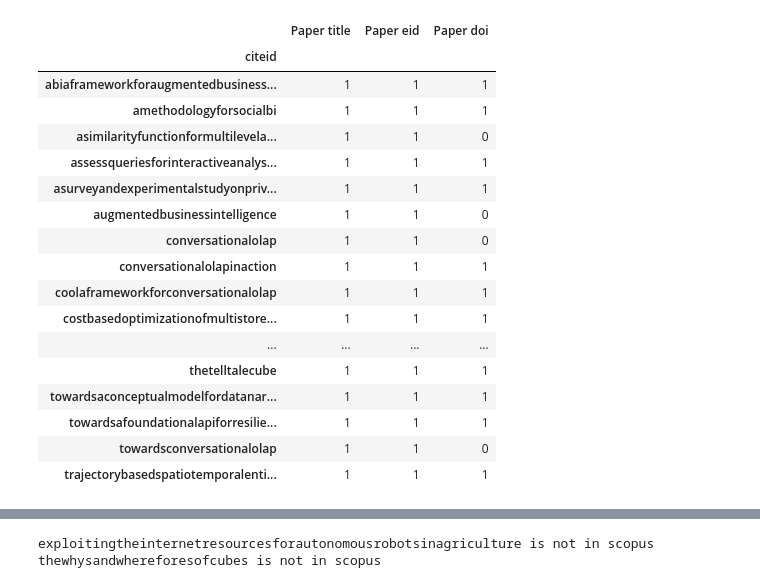
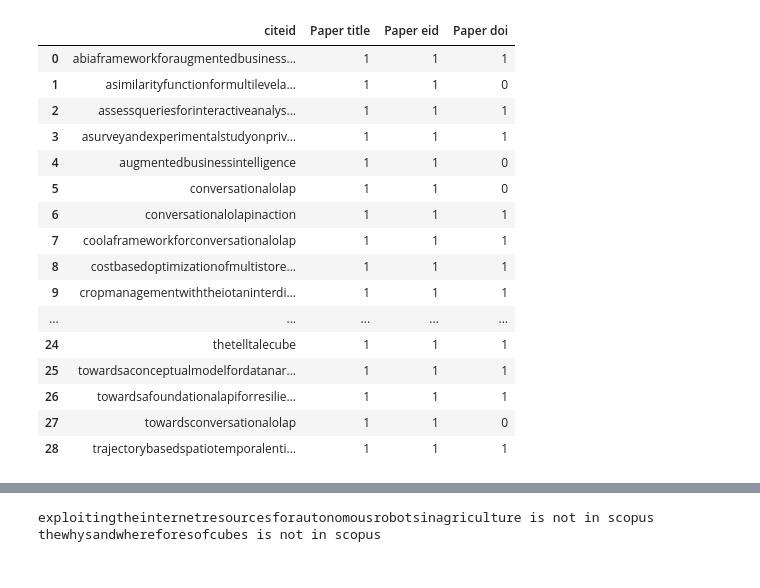
Before and after one commit to w4bo/paper-citations, a Jupyter notebook: merge.ipynb, the cells around one changed output, grey strips where cells are left out. Drawn from its saved outputs; the diff is of its cells as text; code cells hidden in the pictures.

```diff
--- a/merge.ipynb
+++ b/merge.ipynb
@@ -3,8 +3,11 @@ import pandas as pd
 import pandas as pd
 import glob
 import os
+import numpy as np
 
 def map_id(x):
+    if str(x).lower() == "nan":
+        return np.nan
     return str(x).lower().replace('.', '').replace(' ', '').replace(':', '').replace('-', '').replace('\xa0', '').replace(',', '').replace('+', '').replace('<sup>', '').replace('</sup>', '')
 
 
@@ -15,10 +18,8 @@ def get_df(s, path = 'data/', onlylast=False):
         print(filename)
         df = pd.read_csv(filename, index_col=None, header=0, encoding='utf-8')
         li.append(df)
-
-
     all_df = pd.concat(li, axis=0, ignore_index=True)
-    all_df = all_df.drop_duplicates()
+    all_df = all_df.drop_duplicates().replace("", np.nan)
     all_df["citeid"] = all_df["Paper title"].apply(lambda x: map_id(x))
     all_df["citingid"] = all_df["Citing paper title"].apply(lambda x: map_id(x))
     return all_df
@@ -119,24 +119,23 @@ scopus_papers
 # %%
-scopus_papers.groupby(by=["citeid"]).count()
+scopus_papers.groupby(by=["citeid"]).count().reset_index()
 # %% [output]
-|  | Paper title | Paper eid | Paper doi |
-| citeid |  |  |  |
-| abiaframeworkforaugmentedbusiness... | 1 | 1 | 1 |
-| amethodologyforsocialbi | 1 | 1 | 1 |
-| asimilarityfunctionformultilevela... | 1 | 1 | 0 |
-| assessqueriesforinteractiveanalys... | 1 | 1 | 1 |
-| asurveyandexperimentalstudyonpriv... | 1 | 1 | 1 |
-| augmentedbusinessintelligence | 1 | 1 | 0 |
-| conversationalolap | 1 | 1 | 0 |
-| conversationalolapinaction | 1 | 1 | 1 |
-| coolaframeworkforconversationalolap | 1 | 1 | 1 |
-| costbasedoptimizationofmultistore... | 1 | 1 | 1 |
-| ... | ... | ... | ... |
-| thetelltalecube | 1 | 1 | 1 |
-| towardsaconceptualmodelfordatanar... | 1 | 1 | 1 |
-| towardsafoundationalapiforresilie... | 1 | 1 | 1 |
-| towardsconversationalolap | 1 | 1 | 0 |
-| trajectorybasedspatiotemporalenti... | 1 | 1 | 1 |
+|  | citeid | Paper title | Paper eid | Paper doi |
+| 0 | abiaframeworkforaugmentedbusiness... | 1 | 1 | 1 |
+| 1 | asimilarityfunctionformultilevela... | 1 | 1 | 0 |
+| 2 | assessqueriesforinteractiveanalys... | 1 | 1 | 1 |
+| 3 | asurveyandexperimentalstudyonpriv... | 1 | 1 | 1 |
+| 4 | augmentedbusinessintelligence | 1 | 1 | 0 |
+| 5 | conversationalolap | 1 | 1 | 0 |
+| 6 | conversationalolapinaction | 1 | 1 | 1 |
+| 7 | coolaframeworkforconversationalolap | 1 | 1 | 1 |
+| 8 | costbasedoptimizationofmultistore... | 1 | 1 | 1 |
+| 9 | cropmanagementwiththeiotaninterdi... | 1 | 1 | 1 |
+| ... | ... | ... | ... | ... |
+| 24 | thetelltalecube | 1 | 1 | 1 |
+| 25 | towardsaconceptualmodelfordatanar... | 1 | 1 | 1 |
+| 26 | towardsafoundationalapiforresilie... | 1 | 1 | 1 |
+| 27 | towardsconversationalolap | 1 | 1 | 0 |
+| 28 | trajectorybasedspatiotemporalenti... | 1 | 1 | 1 |
 # %%
 scopus_lookup = {}
 for x in scopus_papers.to_numpy():
```
Also changed, not shown: parts of 10 cells of this notebook, 23 other files.
